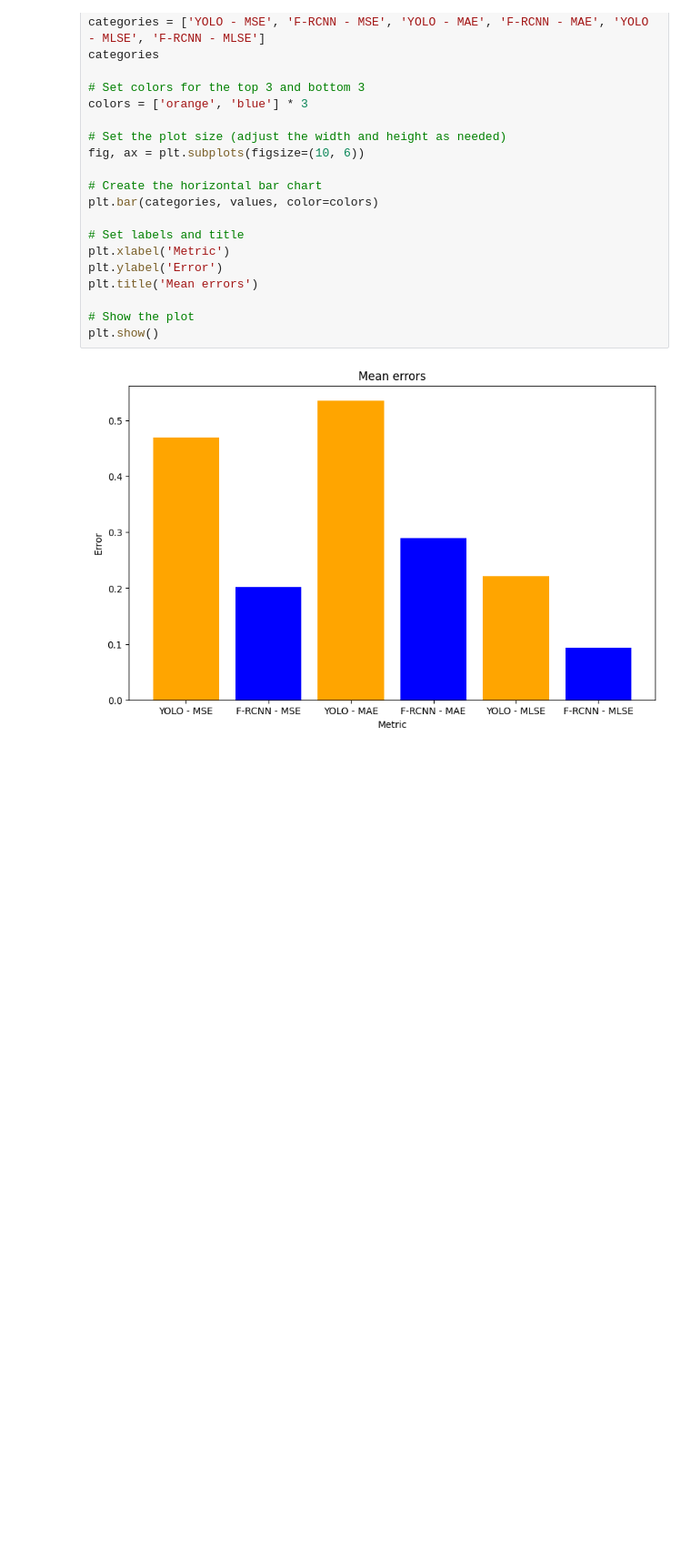
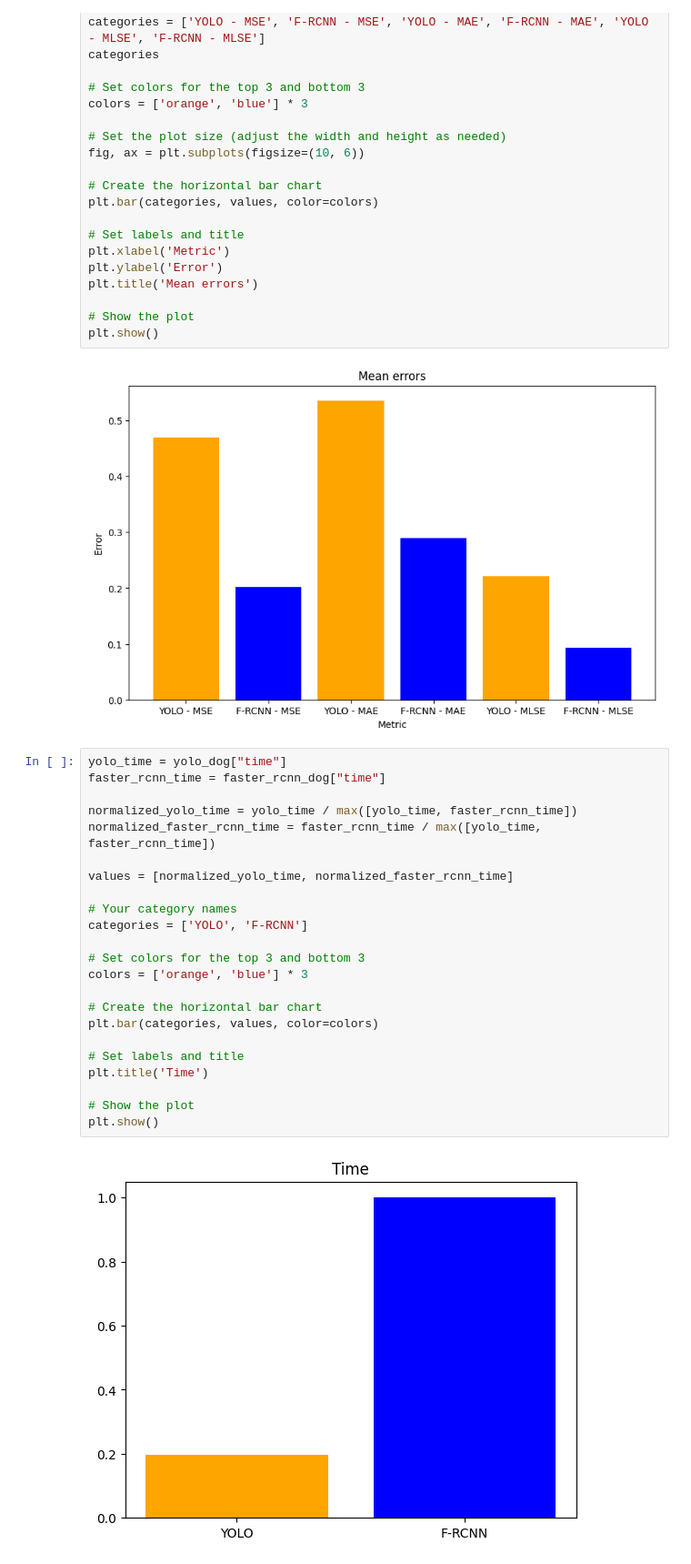
Before and after one commit to ivamorgra/MLE-G1, a Jupyter notebook: code/Results/Results.ipynb, the cells around one changed output. Shown at 91% size. Saved outputs shown, nothing was run; the diff lists cells and outputs as text; blank space fills up the shorter version.

Commit message:
Automatic yolo.weights download + time results

```diff
--- a/code/Results/Results.ipynb
+++ b/code/Results/Results.ipynb
@@ -141,3 +141,28 @@ plt.title('Mean errors')
 plt.show()
 # %% [output]
 [figure]
+# %%
+yolo_time = yolo_dog["time"]
+faster_rcnn_time = faster_rcnn_dog["time"]
+
+normalized_yolo_time = yolo_time / max([yolo_time, faster_rcnn_time])
+normalized_faster_rcnn_time = faster_rcnn_time / max([yolo_time, faster_rcnn_time])
+
+values = [normalized_yolo_time, normalized_faster_rcnn_time]
+
+# Your category names
+categories = ['YOLO', 'F-RCNN']
+
+# Set colors for the top 3 and bottom 3
+colors = ['orange', 'blue'] * 3
+
+# Create the horizontal bar chart
+plt.bar(categories, values, color=colors)
+
+# Set labels and title
+plt.title('Time')
+
+# Show the plot
+plt.show()
+# %% [output]
+[figure, added]
```
Also changed, not shown: 2 other files.
